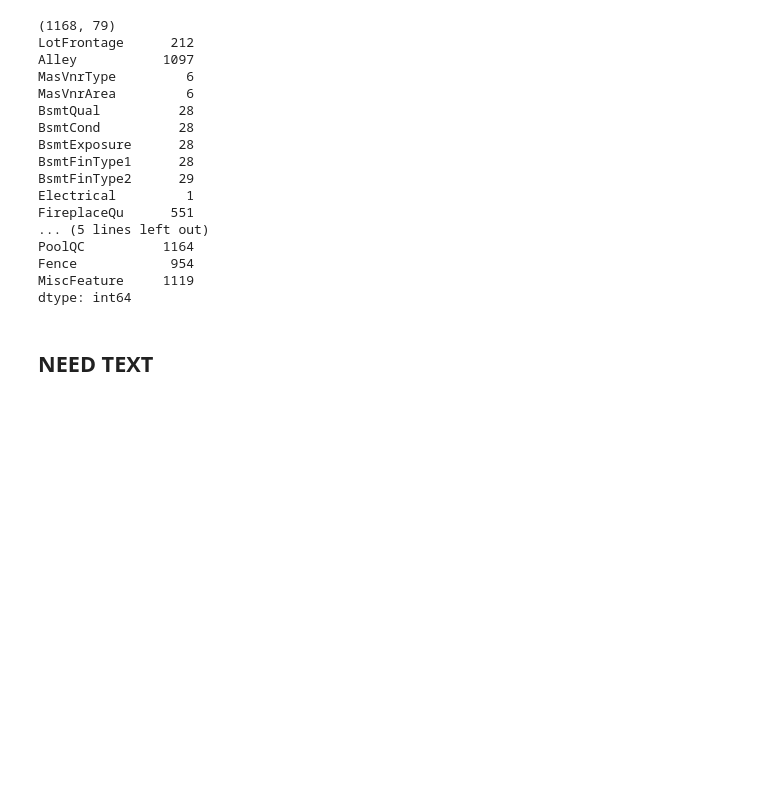
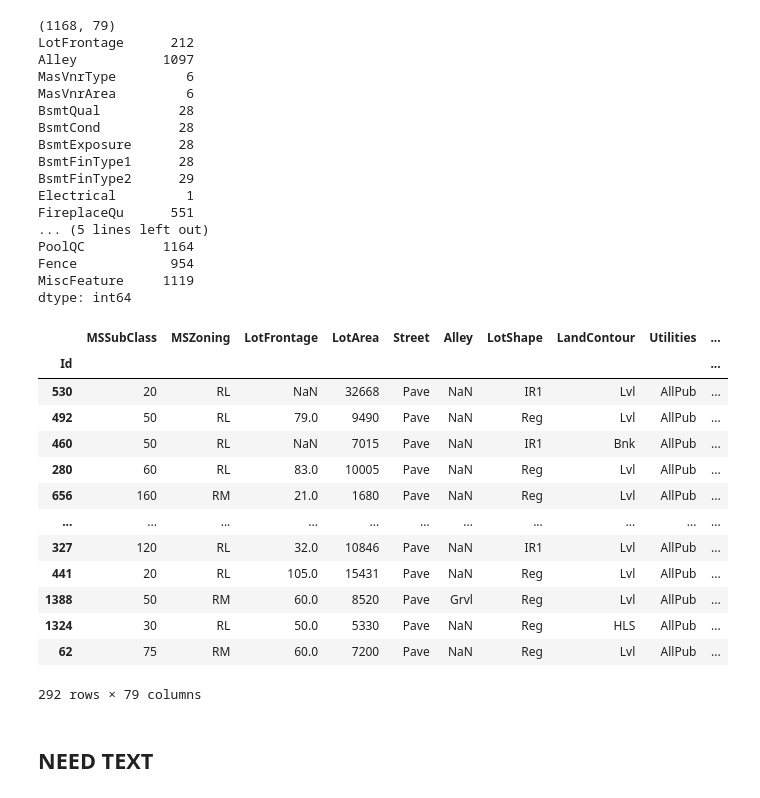
Before and after one commit to atomrepos/Real_Estate_Data_Analysis, a Jupyter notebook: Real_Estate_Analysis.ipynb, the cells around one changed output. Cells and saved outputs as stored; diff of their text form; code cells hidden in the pictures; blank space fills up the shorter version.

```diff
--- a/Real_Estate_Analysis.ipynb
+++ b/Real_Estate_Analysis.ipynb
@@ -98,3 +114,20 @@ dtype: int64
+# %%
+X_valid
+# %% [output]
+|  | MSSubClass | MSZoning | LotFrontage | LotArea | Street | Alley | LotShape | LandContour | Utilities | ... |
+| Id |  |  |  |  |  |  |  |  |  | ... |
+| 530 | 20 | RL | NaN | 32668 | Pave | NaN | IR1 | Lvl | AllPub | ... |
+| 492 | 50 | RL | 79.0 | 9490 | Pave | NaN | Reg | Lvl | AllPub | ... |
+| 460 | 50 | RL | NaN | 7015 | Pave | NaN | IR1 | Bnk | AllPub | ... |
+| 280 | 60 | RL | 83.0 | 10005 | Pave | NaN | Reg | Lvl | AllPub | ... |
+| 656 | 160 | RM | 21.0 | 1680 | Pave | NaN | Reg | Lvl | AllPub | ... |
+| ... | ... | ... | ... | ... | ... | ... | ... | ... | ... | ... |
+| 327 | 120 | RL | 32.0 | 10846 | Pave | NaN | IR1 | Lvl | AllPub | ... |
+| 441 | 20 | RL | 105.0 | 15431 | Pave | NaN | Reg | Lvl | AllPub | ... |
+| 1388 | 50 | RM | 60.0 | 8520 | Pave | Grvl | Reg | Lvl | AllPub | ... |
+| 1324 | 30 | RL | 50.0 | 5330 | Pave | NaN | Reg | HLS | AllPub | ... |
+| 62 | 75 | RM | 60.0 | 7200 | Pave | NaN | Reg | Lvl | AllPub | ... |
+292 rows × 79 columns
 # %% [markdown]
 ## NEED TEXT
 # %%
```
Also changed, not shown: parts of 15 cells of this notebook.
